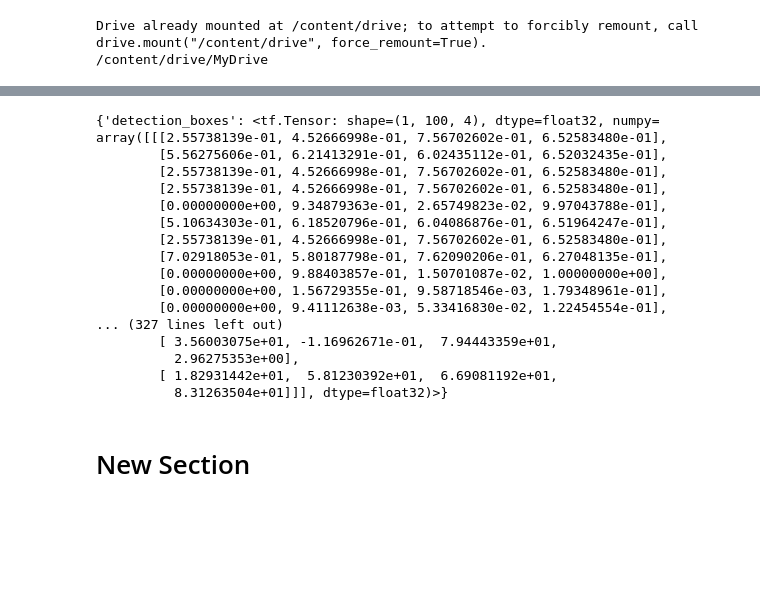
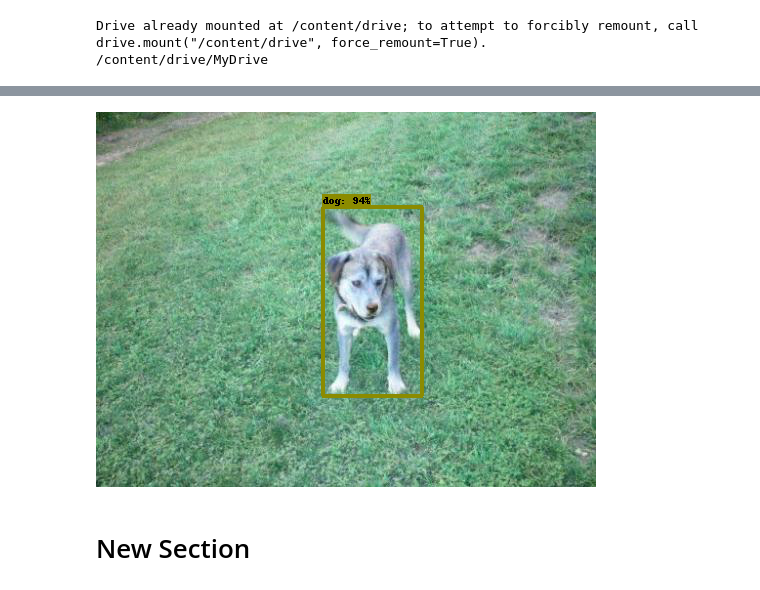
Before and after one commit to GIThadasAI/yoganet, a Jupyter notebook: object_detection_google.ipynb, the cells around one changed output, grey strips where cells are left out. Drawn from its saved outputs; the diff is of its cells as text; code cells hidden in the pictures; blank space fills up the shorter version.

```diff
--- a/object_detection_google.ipynb
+++ b/object_detection_google.ipynb
@@ -263,25 +263,10 @@ plt.show()
 /content
 [interactive output not drawn]
 [interactive output not drawn]
-# %%
-print(detections)
-# %% [output]
-{'detection_boxes': <tf.Tensor: shape=(1, 100, 4), dtype=float32, numpy=
-array([[[2.55738139e-01, 4.52666998e-01, 7.56702602e-01, 6.52583480e-01],
-        [5.56275606e-01, 6.21413291e-01, 6.02435112e-01, 6.52032435e-01],
-        [2.55738139e-01, 4.52666998e-01, 7.56702602e-01, 6.52583480e-01],
-        [2.55738139e-01, 4.52666998e-01, 7.56702602e-01, 6.52583480e-01],
-        [0.00000000e+00, 9.34879363e-01, 2.65749823e-02, 9.97043788e-01],
-        [5.10634303e-01, 6.18520796e-01, 6.04086876e-01, 6.51964247e-01],
-        [2.55738139e-01, 4.52666998e-01, 7.56702602e-01, 6.52583480e-01],
-        [7.02918053e-01, 5.80187798e-01, 7.62090206e-01, 6.27048135e-01],
-        [0.00000000e+00, 9.88403857e-01, 1.50701087e-02, 1.00000000e+00],
-        [0.00000000e+00, 1.56729355e-01, 9.58718546e-03, 1.79348961e-01],
-        [0.00000000e+00, 9.41112638e-03, 5.33416830e-02, 1.22454554e-01],
-... (327 lines left out)
-        [ 3.56003075e+01, -1.16962671e-01,  7.94443359e+01,
-          2.96275353e+00],
-        [ 1.82931442e+01,  5.81230392e+01,  6.69081192e+01,
-          8.31263504e+01]]], dtype=float32)>}
+# %%
+from google.colab.patches import cv2_imshow
+cv2_imshow(image_np_with_detections)
+# %% [output]
+[figure, added]
 # %% [markdown]
 # New Section
```
